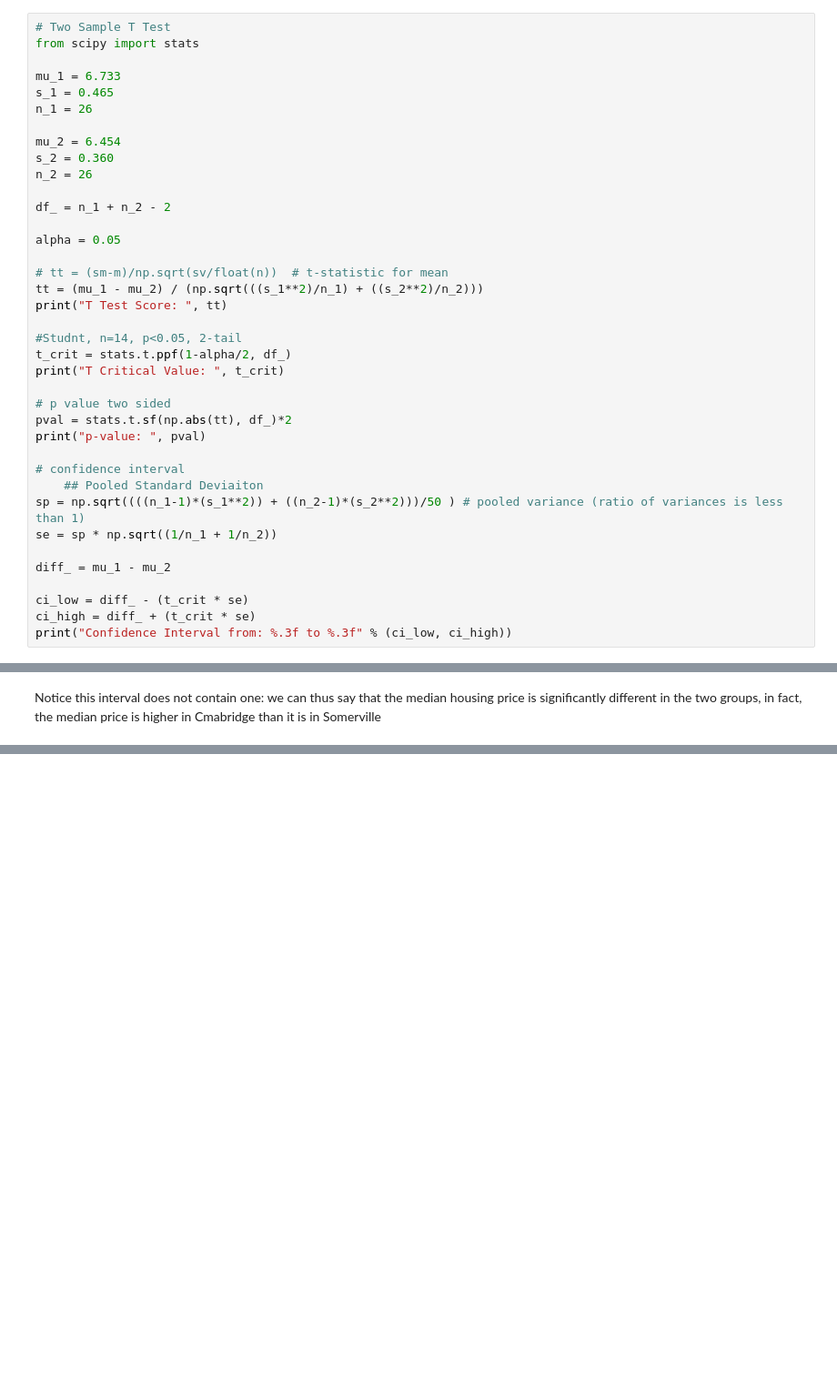
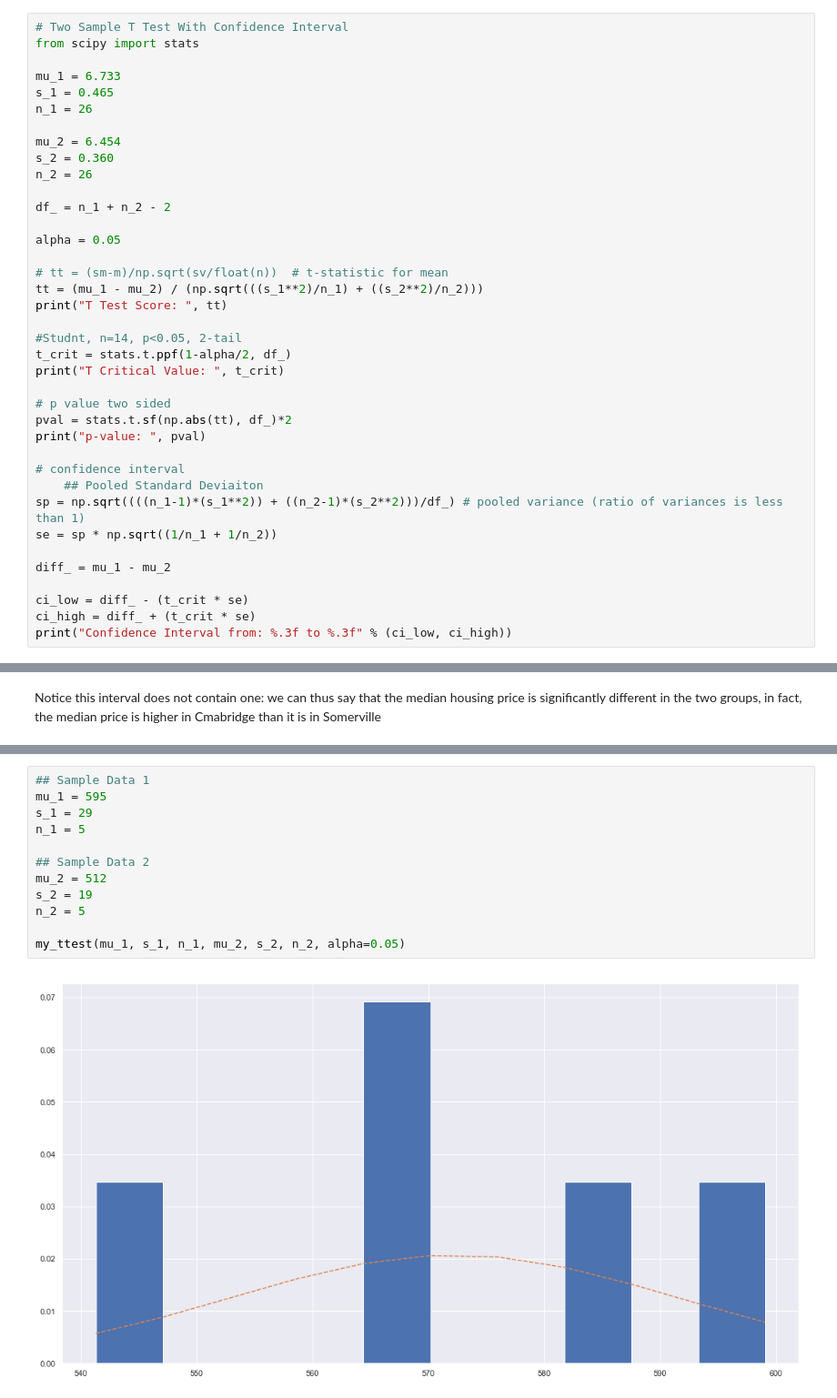
Before and after one commit to naivelogic/Machine_Learning_Notebooks, a Jupyter notebook: Data_Science/Stats Foundation/Various Stats 1 Midterm Practice.ipynb, the cells around one changed output, grey strips where cells are left out. Shown at 91% size. Cells and saved outputs as stored; diff of their text form; blank space fills up the shorter version.

```diff
--- a/Data_Science/Stats Foundation/Various Stats 1 Midterm Practice.ipynb
+++ b/Data_Science/Stats Foundation/Various Stats 1 Midterm Practice.ipynb
@@ -96,7 +91,7 @@ calculate a reasonable 95% confidence interval for the true mean difference
 # %% [markdown]
 ![image.png](attachment:image.png)
 # %%
-# Two Sample T Test
+# Two Sample T Test With Confidence Interval
 from scipy import stats
 
 mu_1 = 6.733
@@ -125,7 +120,7 @@ print("p-value: ", pval)
 
 # confidence interval
     ## Pooled Standard Deviaiton
-sp = np.sqrt((((n_1-1)*(s_1**2)) + ((n_2-1)*(s_2**2)))/50 ) # pooled variance (ratio of variances is less than 1)
+sp = np.sqrt((((n_1-1)*(s_1**2)) + ((n_2-1)*(s_2**2)))/df_) # pooled variance (ratio of variances is less than 1)
 se = sp * np.sqrt((1/n_1 + 1/n_2))
 
 diff_ = mu_1 - mu_2
@@ -142,0 +236,14 @@ Notice this interval does not contain one: we can thus say that the median housi
+# %%
+## Sample Data 1
+mu_1 = 595
+s_1 = 29
+n_1 = 5
+
+## Sample Data 2
+mu_2 = 512
+s_2 = 19
+n_2 = 5
+
+my_ttest(mu_1, s_1, n_1, mu_2, s_2, n_2, alpha=0.05)
+# %% [output]
+[figure, added]
```
Also changed, not shown: parts of 15 cells of this notebook.
